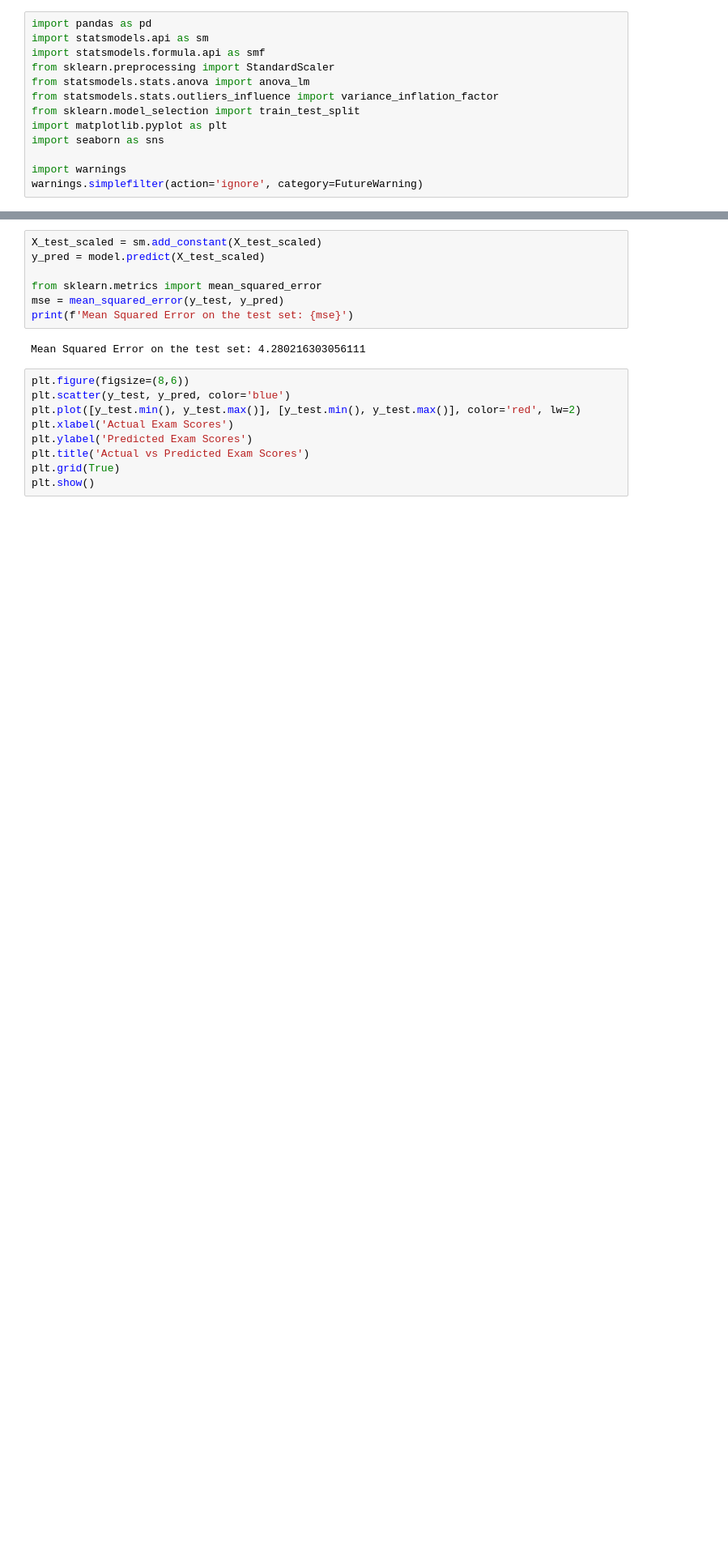
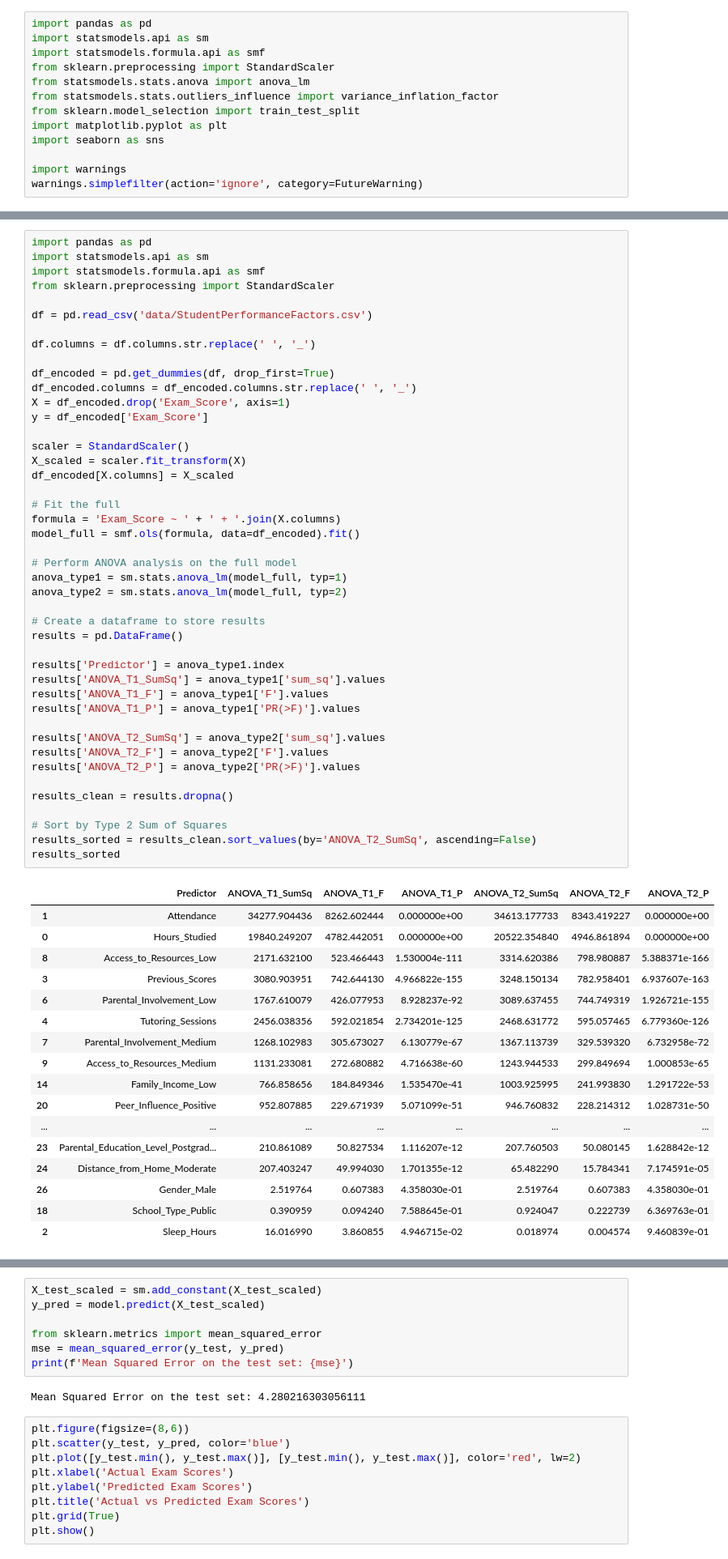
Before and after one commit to cztm/linear-regression, a Jupyter notebook: MLR_Analysis.ipynb, the cells around one changed output, grey strips where cells are left out. Shown at 81% size. Cells and saved outputs as stored; diff of their text form; blank space fills up the shorter version.

Commit message:
add full model type 2 anova stats on each transformation

```diff
--- a/MLR_Analysis.ipynb
+++ b/MLR_Analysis.ipynb
@@ -265,0 +120,62 @@ results_sorted
+# %%
+import pandas as pd
+import statsmodels.api as sm
+import statsmodels.formula.api as smf
+from sklearn.preprocessing import StandardScaler
+
+df = pd.read_csv('data/StudentPerformanceFactors.csv')
+
+df.columns = df.columns.str.replace(' ', '_')
+
+df_encoded = pd.get_dummies(df, drop_first=True)
+df_encoded.columns = df_encoded.columns.str.replace(' ', '_')
+X = df_encoded.drop('Exam_Score', axis=1)
+y = df_encoded['Exam_Score']
+
+scaler = StandardScaler()
+X_scaled = scaler.fit_transform(X)
+df_encoded[X.columns] = X_scaled
+
+# Fit the full
+formula = 'Exam_Score ~ ' + ' + '.join(X.columns)
+model_full = smf.ols(formula, data=df_encoded).fit()
+
+# Perform ANOVA analysis on the full model
+anova_type1 = sm.stats.anova_lm(model_full, typ=1)
+anova_type2 = sm.stats.anova_lm(model_full, typ=2)
+
+# Create a dataframe to store results
+results = pd.DataFrame()
+
+results['Predictor'] = anova_type1.index
+results['ANOVA_T1_SumSq'] = anova_type1['sum_sq'].values
+results['ANOVA_T1_F'] = anova_type1['F'].values
+results['ANOVA_T1_P'] = anova_type1['PR(>F)'].values
+
+results['ANOVA_T2_SumSq'] = anova_type2['sum_sq'].values
+results['ANOVA_T2_F'] = anova_type2['F'].values
+results['ANOVA_T2_P'] = anova_type2['PR(>F)'].values
+
+results_clean = results.dropna()
+
+# Sort by Type 2 Sum of Squares
+results_sorted = results_clean.sort_values(by='ANOVA_T2_SumSq', ascending=False)
+results_sorted
+# %% [output]
+|  | Predictor | ANOVA_T1_SumSq | ANOVA_T1_F | ANOVA_T1_P | ANOVA_T2_SumSq | ANOVA_T2_F | ANOVA_T2_P |
+| 1 | Attendance | 34277.904436 | 8262.602444 | 0.000000e+00 | 34613.177733 | 8343.419227 | 0.000000e+00 |
+| 0 | Hours_Studied | 19840.249207 | 4782.442051 | 0.000000e+00 | 20522.354840 | 4946.861894 | 0.000000e+00 |
+| 8 | Access_to_Resources_Low | 2171.632100 | 523.466443 | 1.530004e-111 | 3314.620386 | 798.980887 | 5.388371e-166 |
+| 3 | Previous_Scores | 3080.903951 | 742.644130 | 4.966822e-155 | 3248.150134 | 782.958401 | 6.937607e-163 |
+| 6 | Parental_Involvement_Low | 1767.610079 | 426.077953 | 8.928237e-92 | 3089.637455 | 744.749319 | 1.926721e-155 |
+| 4 | Tutoring_Sessions | 2456.038356 | 592.021854 | 2.734201e-125 | 2468.631772 | 595.057465 | 6.779360e-126 |
+| 7 | Parental_Involvement_Medium | 1268.102983 | 305.673027 | 6.130779e-67 | 1367.113739 | 329.539320 | 6.732958e-72 |
+| 9 | Access_to_Resources_Medium | 1131.233081 | 272.680882 | 4.716638e-60 | 1243.944533 | 299.849694 | 1.000853e-65 |
+| 14 | Family_Income_Low | 766.858656 | 184.849346 | 1.535470e-41 | 1003.925995 | 241.993830 | 1.291722e-53 |
+| 20 | Peer_Influence_Positive | 952.807885 | 229.671939 | 5.071099e-51 | 946.760832 | 228.214312 | 1.028731e-50 |
+| ... | ... | ... | ... | ... | ... | ... | ... |
+| 23 | Parental_Education_Level_Postgrad... | 210.861089 | 50.827534 | 1.116207e-12 | 207.760503 | 50.080145 | 1.628842e-12 |
+| 24 | Distance_from_Home_Moderate | 207.403247 | 49.994030 | 1.701355e-12 | 65.482290 | 15.784341 | 7.174591e-05 |
+| 26 | Gender_Male | 2.519764 | 0.607383 | 4.358030e-01 | 2.519764 | 0.607383 | 4.358030e-01 |
+| 18 | School_Type_Public | 0.390959 | 0.094240 | 7.588645e-01 | 0.924047 | 0.222739 | 6.369763e-01 |
+| 2 | Sleep_Hours | 16.016990 | 3.860855 | 4.946715e-02 | 0.018974 | 0.004574 | 9.460839e-01 |
```
Also changed, not shown: parts of 11 cells of this notebook.
